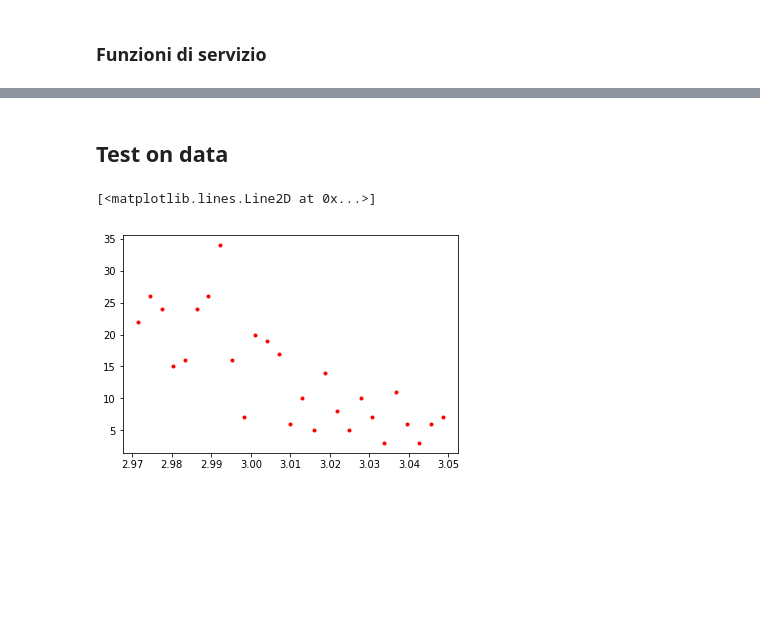
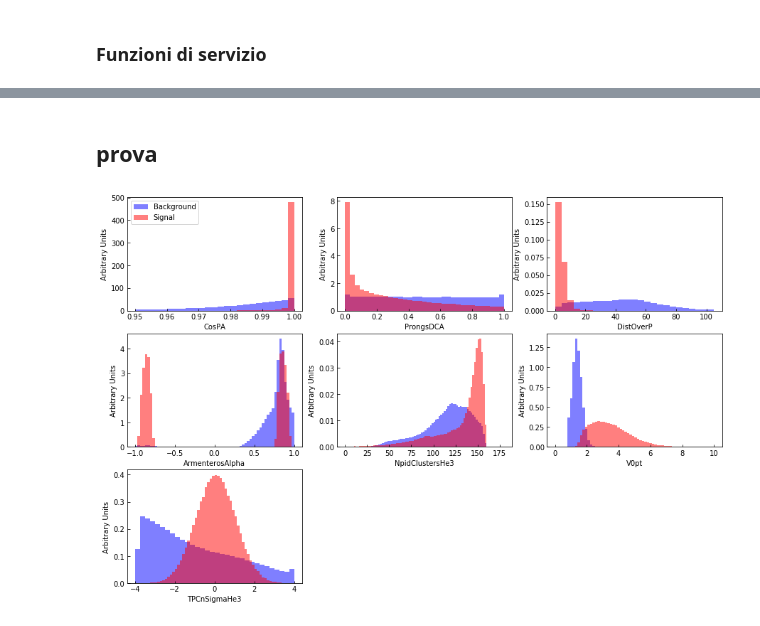
Before and after one commit to pfecchio/HypertritonML, a Jupyter notebook: Hypertriton2Body/Optimization/TrainingAndSignScan_1040.ipynb, the cells around one changed output, grey strips where cells are left out. Cells and saved outputs as stored; diff of their text form; code cells hidden in the pictures; blank space fills up the shorter version.

```diff
--- a/Hypertriton2Body/Optimization/TrainingAndSignScan_1040.ipynb
+++ b/Hypertriton2Body/Optimization/TrainingAndSignScan_1040.ipynb
@@ -329,11 +343,3 @@ for i in range(0,4):
 <Figure size 432x288 with 0 Axes>
-# %% [markdown]
-## Test on data
-# %%
-df_cut= df_18r.query('Score>6')['InvMass']
-counts,bins = np.histogram(df_cut,bins=27,range=[2.97,3.05]);
-bin_centers = 0.5*(bins[1:]+bins[:-1])
-plt.plot(bin_centers,counts,'r.')
-# %% [output]
-[<matplotlib.lines.Line2D at 0x...>]
-[figure, removed]
+# %% [markdown]
+## prova
@@ -339,0 +426,4 @@ plt.plot(bin_centers,counts,'r.')
+# %%
+plot_distr_custom(df,training_columns)
+# %% [output]
+[figure, added]
```
Also changed, not shown: parts of 6 cells of this notebook, 2 other files.
